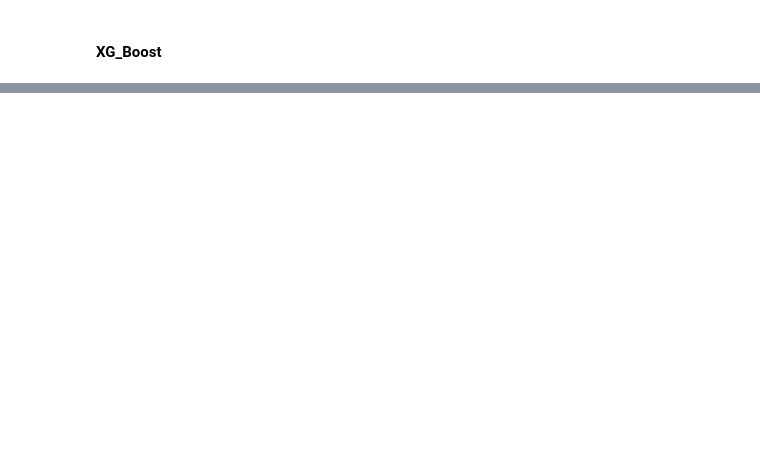
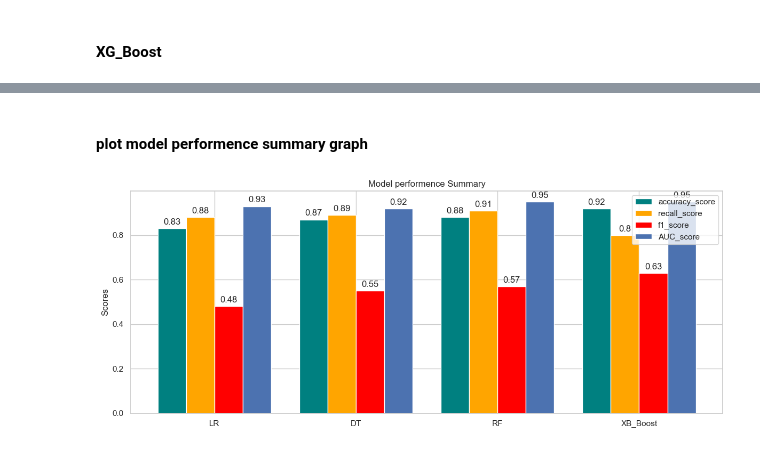
Before and after one commit to yingliu1206/Fraud-detection-In-Health-Care, a Jupyter notebook: code_v2.ipynb, the cells around one changed output, grey strips where cells are left out. Drawn from its saved outputs; the diff is of its cells as text; code cells hidden in the pictures; blank space fills up the shorter version.

Commit message:
finalized modelling

```diff
--- a/code_v2.ipynb
+++ b/code_v2.ipynb
@@ -1726,0 +1788,12 @@ Model validation AUC score is :  0.9502032520325203
+# %% [markdown]
+#### plot model performence summary graph
+# %%
+model = ['LR','DT','RF','XB_Boost']
+accuracy_score_all = [round(num, 2) for num in [lr_model_accuracy_score,dt_model_accuracy_score, rf_model_accuracy_score, xg_model_accuracy_score]]
+recall_score_all = [round(num, 2) for num in [lr_model_recall_score,dt_model_recall_score, rf_model_recall_score, xg_model_recall_score]]
+f1_score_all = [round(num, 2) for num in [lr_model_f1_score,dt_model_f1_score, rf_model_f1_score, xg_model_f1_score]]
+AUC_score_all = [round(num, 2) for num in [lr_model_AUC_score,dt_model_AUC_score,rf_model_AUC_score,xg_model_AUC_score]]
+
+model_comp(model,accuracy_score_all, recall_score_all, f1_score_all,AUC_score_all,'Scores','Model performence Summary','accuracy_score','recall_score','f1_score','AUC_score')
+# %% [output]
+[figure, added]
```
Also changed, not shown: parts of 9 cells of this notebook.
